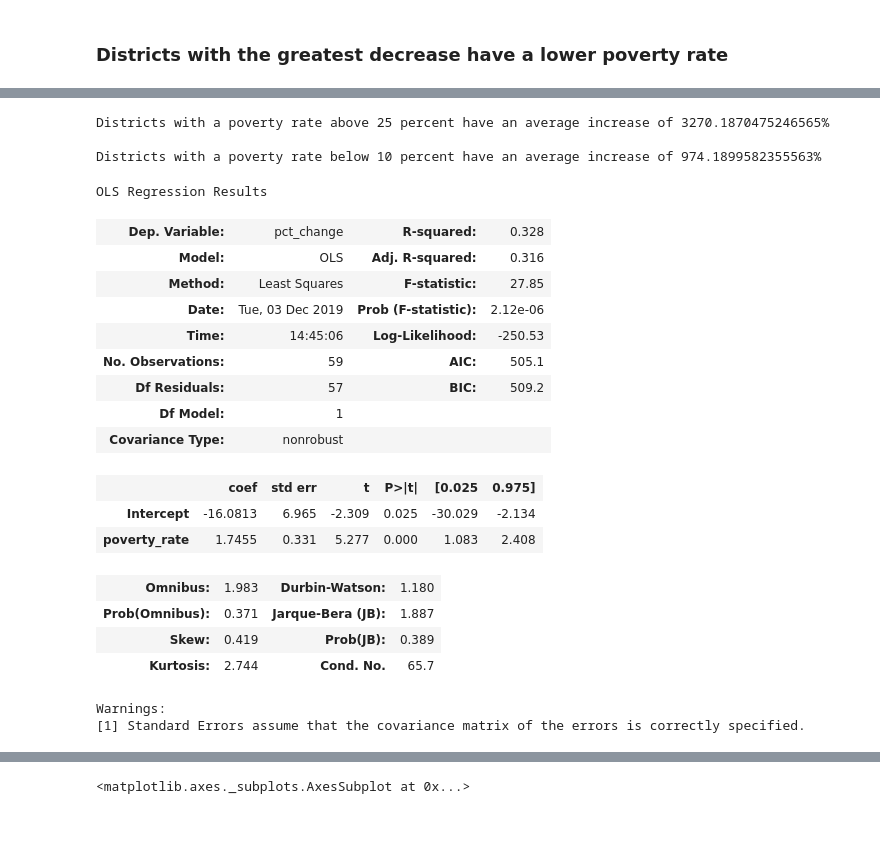
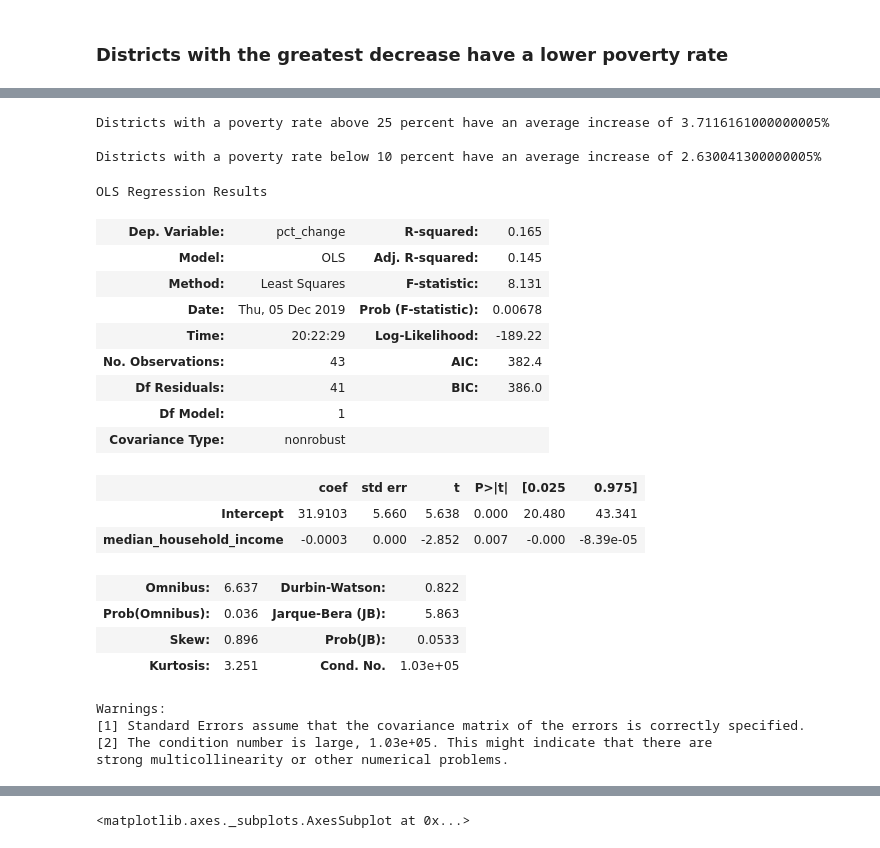
Before and after one commit to tongxuCai/NYC-recycling, a Jupyter notebook: src/data/NYC_Recycling_Sawyer.ipynb, the cells around one changed output, grey strips where cells are left out. Saved outputs shown, nothing was run; the diff lists cells and outputs as text; code cells hidden in the pictures.

```diff
--- a/src/data/NYC_Recycling_Sawyer.ipynb
+++ b/src/data/NYC_Recycling_Sawyer.ipynb
@@ -248,0 +226,9 @@ The median poverty rate of the top 10 districts with the greatest recycling perc
+# %%
+df = pd.read_csv('src/data/joined_and_tonnage.csv')
+df = df[df.year == 2018].groupby('boro_cd')
+poverty_df = df['pct_change'].median().reset_index().merge(df['poverty_rate'].median().reset_index(), on='boro_cd')
+poverty_df = poverty_df.merge(df.fp_100_mhhi.median().reset_index(), on='boro_cd').rename(columns={'fp_100_mhhi':'median_household_income'})
+poverty_df = poverty_df.merge(df.pct_recyc_2018.mean().reset_index(), on='boro_cd')
+poverty_df = poverty_df.merge(df.pct_recyc_2009.mean().reset_index()  , on='boro_cd')
+poverty_df['pct_pt_change'] = (poverty_df.pct_recyc_2018 - poverty_df.pct_recyc_2009) * 100
+poverty_df['pct_change'] = poverty_df['pct_change'] * 100
@@ -272,35 +288,37 @@ Nine of these 10 districts are recycling less than they were a decade ago, indic
 # %%
-print("Districts with a poverty rate above 25 percent have an average increase of " + (poverty_df[poverty_df.poverty_rate > 25]['pct_change'].median() * 100).astype(str) + '%')
+print("Districts with a poverty rate above 25 percent have an average increase of " + (poverty_df[poverty_df.poverty_rate > 25]['pct_pt_change'].median()).astype(str) + '%')
 
-print("\nDistricts with a poverty rate below 10 percent have an average increase of " + (poverty_df[poverty_df.poverty_rate < 10]['pct_change'].median() * 100).astype(str) + '%')
+print("\nDistricts with a poverty rate below 10 percent have an average increase of " + (poverty_df[poverty_df.poverty_rate < 15]['pct_pt_change'].median()).astype(str) + '%')
 # %% [output]
-Districts with a poverty rate above 25 percent have an average increase of 3270.1870475246565%
+Districts with a poverty rate above 25 percent have an average increase of 3.7116161000000005%
 
-Districts with a poverty rate below 10 percent have an average increase of 974.1899582355563%
+Districts with a poverty rate below 10 percent have an average increase of 2.630041300000005%
 # %%
-model = smf.ols(formula='pct_change ~ poverty_rate', data=poverty_df)
+model = smf.ols(formula='pct_change ~ median_household_income', data=poverty_df)
 results = model.fit()
 results.summary()
 # %% [output]
 OLS Regression Results
-| Dep. Variable: | pct_change | R-squared: | 0.328 |
-| Model: | OLS | Adj. R-squared: | 0.316 |
-| Method: | Least Squares | F-statistic: | 27.85 |
-| Date: | Tue, 03 Dec 2019 | Prob (F-statistic): | 2.12e-06 |
-| Time: | 14:45:06 | Log-Likelihood: | -250.53 |
-| No. Observations: | 59 | AIC: | 505.1 |
-| Df Residuals: | 57 | BIC: | 509.2 |
+| Dep. Variable: | pct_change | R-squared: | 0.165 |
+| Model: | OLS | Adj. R-squared: | 0.145 |
+| Method: | Least Squares | F-statistic: | 8.131 |
+| Date: | Thu, 05 Dec 2019 | Prob (F-statistic): | 0.00678 |
+| Time: | 20:22:29 | Log-Likelihood: | -189.22 |
+| No. Observations: | 43 | AIC: | 382.4 |
+| Df Residuals: | 41 | BIC: | 386.0 |
 | Df Model: | 1 |  |  |
 | Covariance Type: | nonrobust |  |  |
 |  | coef | std err | t | P>|t| | [0.025 | 0.975] |
-| Intercept | -16.0813 | 6.965 | -2.309 | 0.025 | -30.029 | -2.134 |
-| poverty_rate | 1.7455 | 0.331 | 5.277 | 0.000 | 1.083 | 2.408 |
+| Intercept | 31.9103 | 5.660 | 5.638 | 0.000 | 20.480 | 43.341 |
+| median_household_income | -0.0003 | 0.000 | -2.852 | 0.007 | -0.000 | -8.39e-05 |
-| Omnibus: | 1.983 | Durbin-Watson: | 1.180 |
-| Prob(Omnibus): | 0.371 | Jarque-Bera (JB): | 1.887 |
-| Skew: | 0.419 | Prob(JB): | 0.389 |
-| Kurtosis: | 2.744 | Cond. No. | 65.7 |
+| Omnibus: | 6.637 | Durbin-Watson: | 0.822 |
+| Prob(Omnibus): | 0.036 | Jarque-Bera (JB): | 5.863 |
+| Skew: | 0.896 | Prob(JB): | 0.0533 |
+| Kurtosis: | 3.251 | Cond. No. | 1.03e+05 |
 Warnings:
 [1] Standard Errors assume that the covariance matrix of the errors is correctly specified.
+[2] The condition number is large, 1.03e+05. This might indicate that there are
+strong multicollinearity or other numerical problems.
 # %%
 joined = pd.read_csv('src/data/joined_and_tonnage.csv')
 joined['point_change'] = joined['pct_recyc_2018'] - joined['pct_recyc_2009']
```
Also changed, not shown: parts of 7 cells of this notebook, 50 other files.
